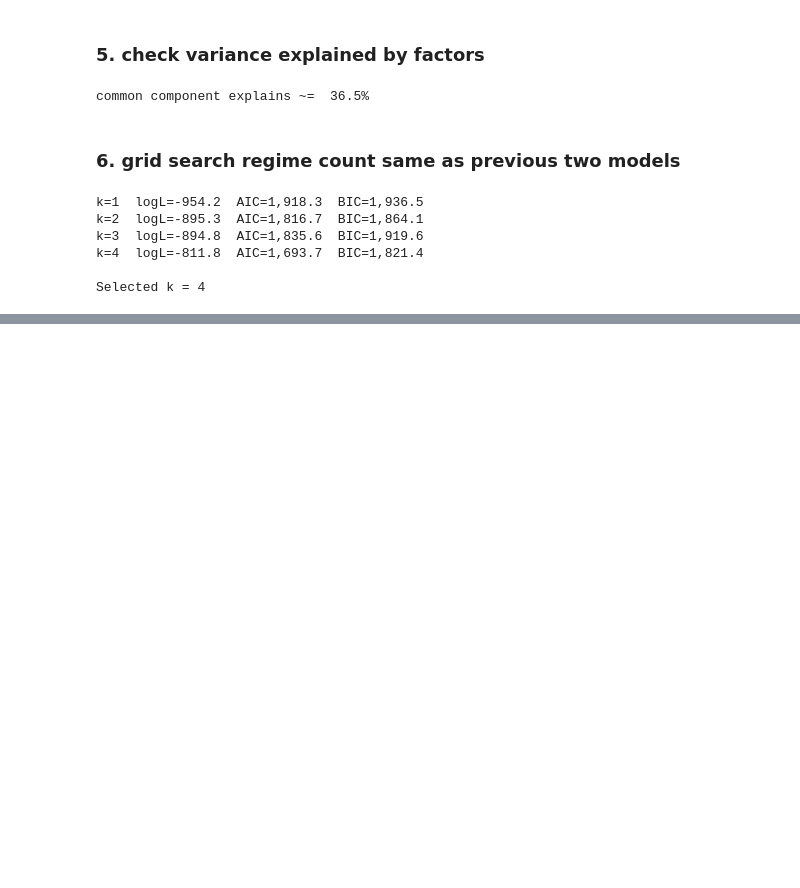
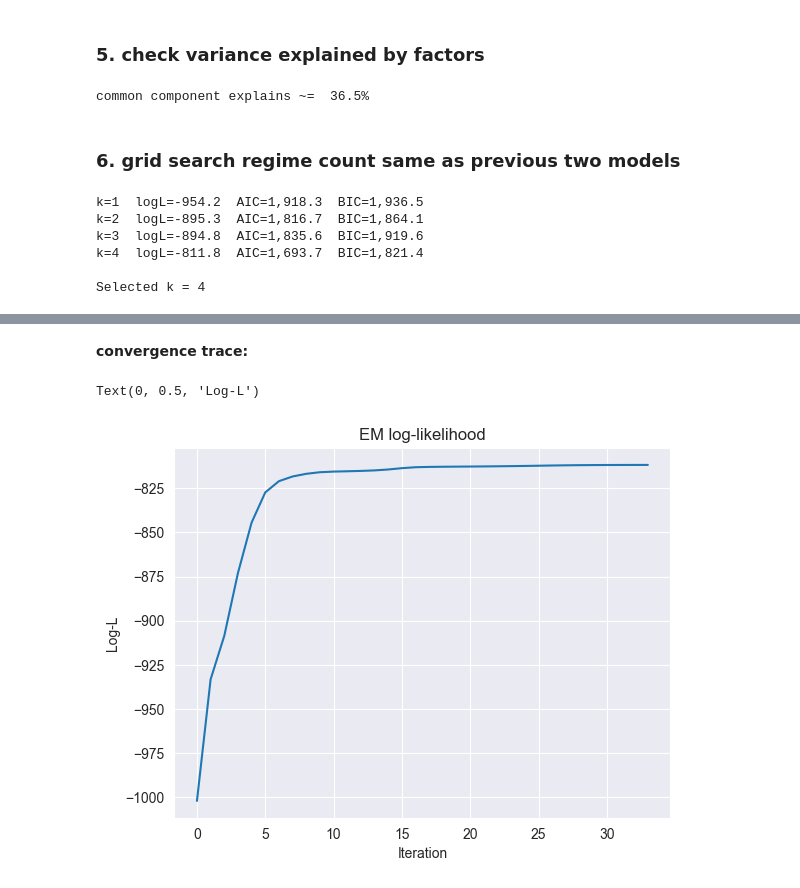
Before and after one commit to BramBouma/markov-switching, a Jupyter notebook: Multivariate/DFM-GaussianHMM.ipynb, the cells around one changed output, grey strips where cells are left out. Cells and saved outputs as stored; diff of their text form; code cells hidden in the pictures; blank space fills up the shorter version.

```diff
--- a/Multivariate/DFM-GaussianHMM.ipynb
+++ b/Multivariate/DFM-GaussianHMM.ipynb
@@ -124,0 +267,10 @@ Selected k = 4
+# %% [markdown]
+**convergence trace:**
+# %%
+plt.plot(best_hmm.monitor_.history)
+plt.title("EM log-likelihood")
+plt.xlabel("Iteration")
+plt.ylabel("Log-L")
+# %% [output]
+Text(0, 0.5, 'Log-L')
+[figure, added]
```
Also changed, not shown: parts of 15 cells of this notebook, 4 other files.
